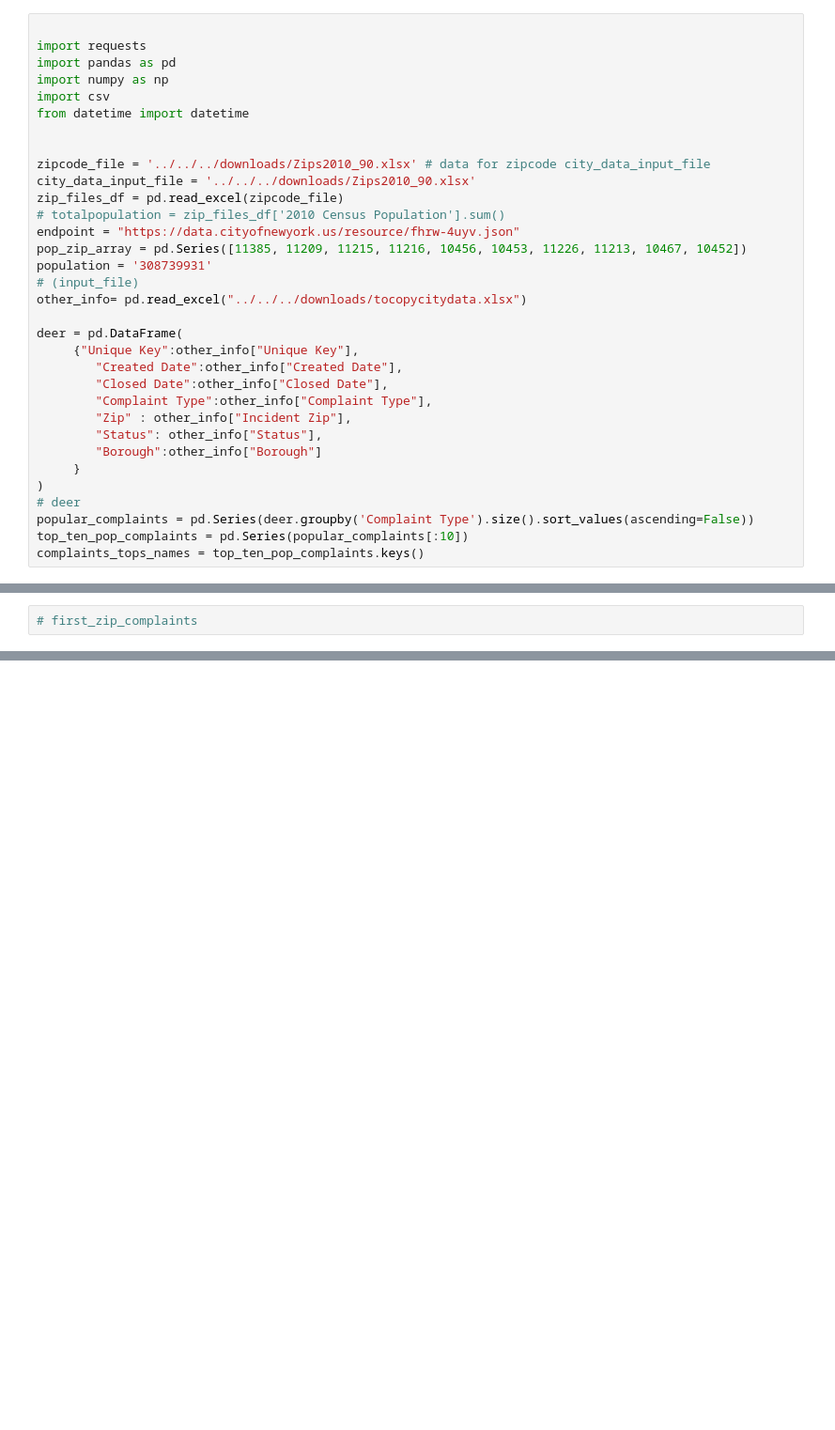
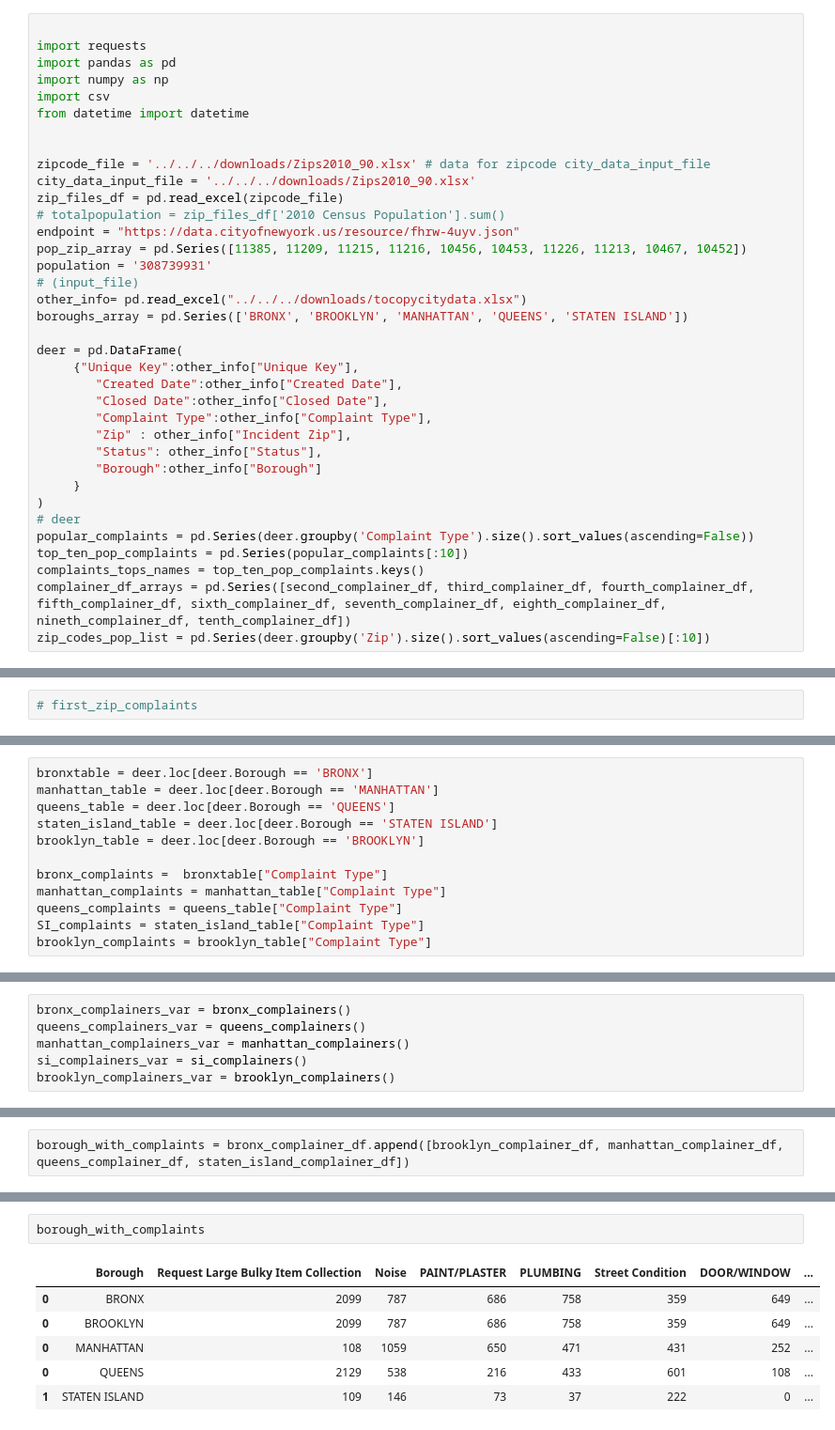
Before and after one commit to JoshDeiner/DBRS-Technical-Project-Josh-Deiner, a Jupyter notebook: running_coding/Population.ipynb, the cells around one changed output, grey strips where cells are left out. Shown at 94% size. Drawn from its saved outputs; the diff is of its cells as text; blank space fills up the shorter version.

```diff
--- a/running_coding/Population.ipynb
+++ b/running_coding/Population.ipynb
@@ -16,6 +16,7 @@ pop_zip_array = pd.Series([11385, 11209, 11215, 11216, 10456, 10453, 11226, 1121
 population = '308739931'
 # (input_file)
 other_info= pd.read_excel("../../../downloads/tocopycitydata.xlsx")
+boroughs_array = pd.Series(['BRONX', 'BROOKLYN', 'MANHATTAN', 'QUEENS', 'STATEN ISLAND'])
 
 deer = pd.DataFrame(
      {"Unique Key":other_info["Unique Key"],
@@ -31,3 +32,5 @@ deer = pd.DataFrame(
 popular_complaints = pd.Series(deer.groupby('Complaint Type').size().sort_values(ascending=False))
 top_ten_pop_complaints = pd.Series(popular_complaints[:10])
 complaints_tops_names = top_ten_pop_complaints.keys()
+complainer_df_arrays = pd.Series([second_complainer_df, third_complainer_df, fourth_complainer_df, fifth_complainer_df, sixth_complainer_df, seventh_complainer_df, eighth_complainer_df, nineth_complainer_df, tenth_complainer_df])
+zip_codes_pop_list = pd.Series(deer.groupby('Zip').size().sort_values(ascending=False)[:10])
@@ -545,0 +477,12 @@ complainer_df_arrays = pd.Series([second_complainer_df, third_complainer_df, fou
+# %%
+bronxtable = deer.loc[deer.Borough == 'BRONX']
+manhattan_table = deer.loc[deer.Borough == 'MANHATTAN']
+queens_table = deer.loc[deer.Borough == 'QUEENS']
+staten_island_table = deer.loc[deer.Borough == 'STATEN ISLAND']
+brooklyn_table = deer.loc[deer.Borough == 'BROOKLYN']
+
+bronx_complaints =  bronxtable["Complaint Type"]
+manhattan_complaints = manhattan_table["Complaint Type"]
+queens_complaints = queens_table["Complaint Type"]
+SI_complaints = staten_island_table["Complaint Type"]
+brooklyn_complaints = brooklyn_table["Complaint Type"]
@@ -545,0 +549,6 @@ complainer_df_arrays = pd.Series([second_complainer_df, third_complainer_df, fou
+# %%
+bronx_complainers_var = bronx_complainers()
+queens_complainers_var = queens_complainers()
+manhattan_complainers_var = manhattan_complainers()
+si_complainers_var = si_complainers()
+brooklyn_complainers_var = brooklyn_complainers()
@@ -545,0 +649,2 @@ complainer_df_arrays = pd.Series([second_complainer_df, third_complainer_df, fou
+# %%
+borough_with_complaints = bronx_complainer_df.append([brooklyn_complainer_df, manhattan_complainer_df, queens_complainer_df, staten_island_complainer_df])
@@ -545,0 +854,9 @@ complainer_df_arrays = pd.Series([second_complainer_df, third_complainer_df, fou
+# %%
+borough_with_complaints
+# %% [output]
+|  | Borough | Request Large Bulky Item Collection | Noise | PAINT/PLASTER | PLUMBING | Street Condition | DOOR/WINDOW | ... |
+| 0 | BRONX | 2099 | 787 | 686 | 758 | 359 | 649 | ... |
+| 0 | BROOKLYN | 2099 | 787 | 686 | 758 | 359 | 649 | ... |
+| 0 | MANHATTAN | 108 | 1059 | 650 | 471 | 431 | 252 | ... |
+| 0 | QUEENS | 2129 | 538 | 216 | 433 | 601 | 108 | ... |
+| 1 | STATEN ISLAND | 109 | 146 | 73 | 37 | 222 | 0 | ... |
```
Also changed, not shown: parts of 40 cells of this notebook.
